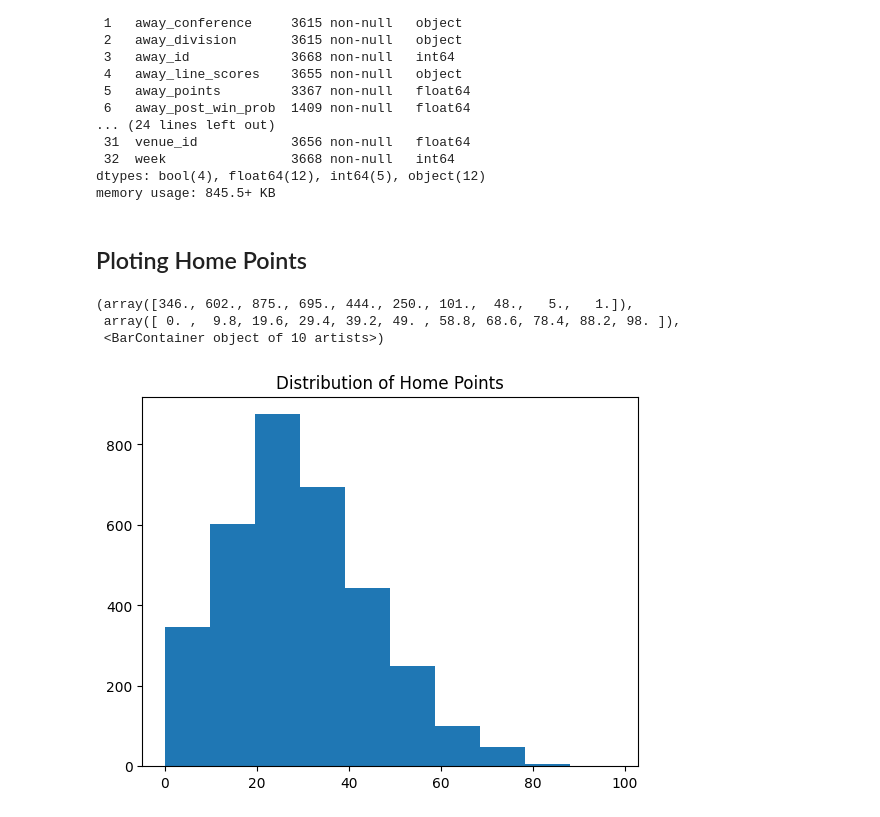
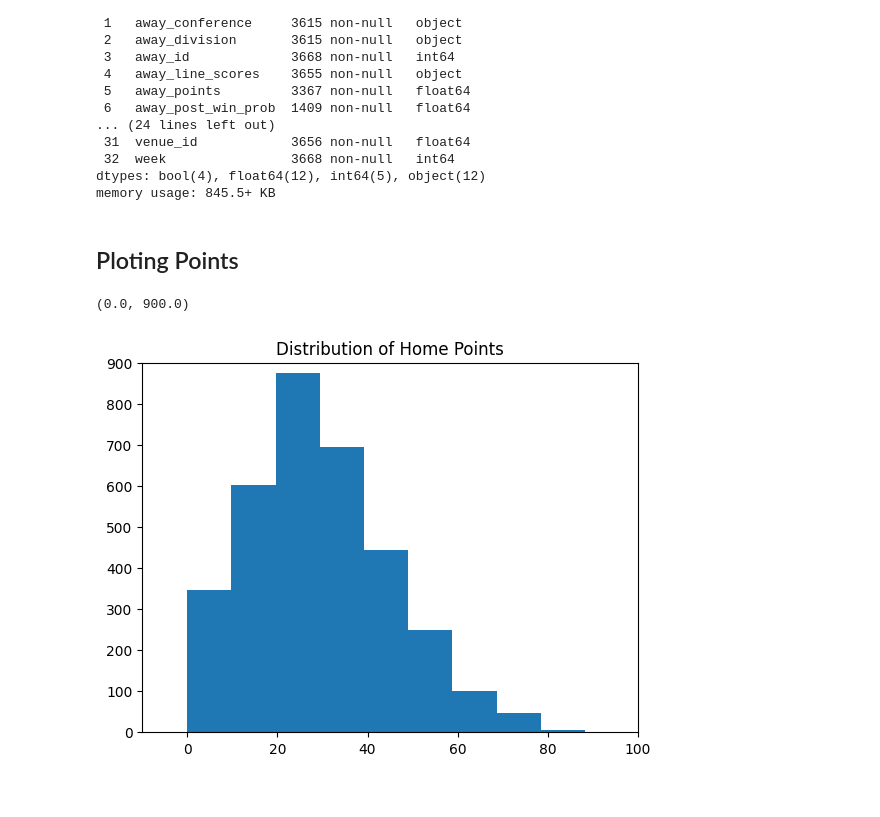
Before and after one commit to wjurden/college-football-project, a Jupyter notebook: code/eda.ipynb, the cells around one changed output. Drawn from its saved outputs; the diff is of its cells as text; code cells hidden in the pictures.

Commit message:
Update eda.ipynb
Adding away points distribution and correcting formatting

```diff
--- a/code/eda.ipynb
+++ b/code/eda.ipynb
@@ -30,12 +30,12 @@ Data columns (total 33 columns):
 dtypes: bool(4), float64(12), int64(5), object(12)
 memory usage: 845.5+ KB
 # %% [markdown]
-## Ploting Home Points
+## Ploting Points
 # %%
 plt.title('Distribution of Home Points')
 plt.hist(game_data['home_points'])
+plt.xlim([-10, 100])
+plt.ylim([0,900])
 # %% [output]
-(array([346., 602., 875., 695., 444., 250., 101.,  48.,   5.,   1.]),
- array([ 0. ,  9.8, 19.6, 29.4, 39.2, 49. , 58.8, 68.6, 78.4, 88.2, 98. ]),
- <BarContainer object of 10 artists>)
+(0.0, 900.0)
-[figure, old version]
+[figure, new version]
```
Also changed, not shown: parts of 1 cell of this notebook.
